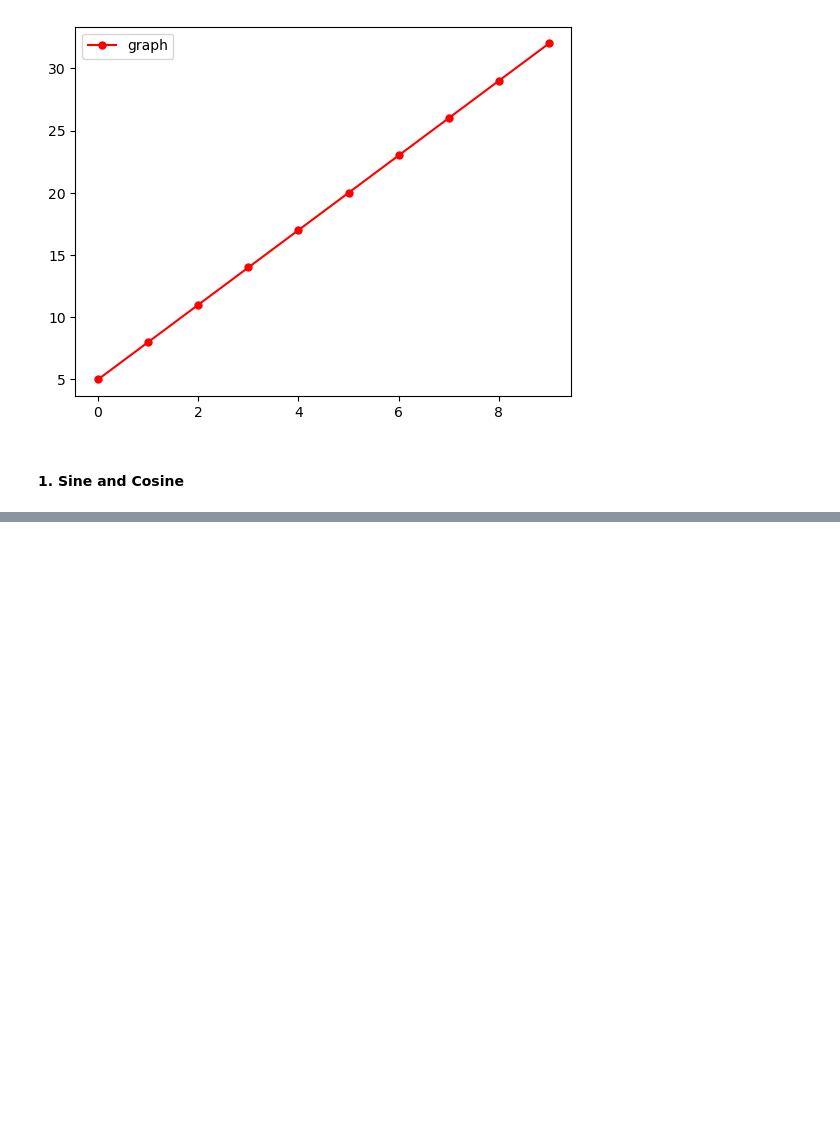
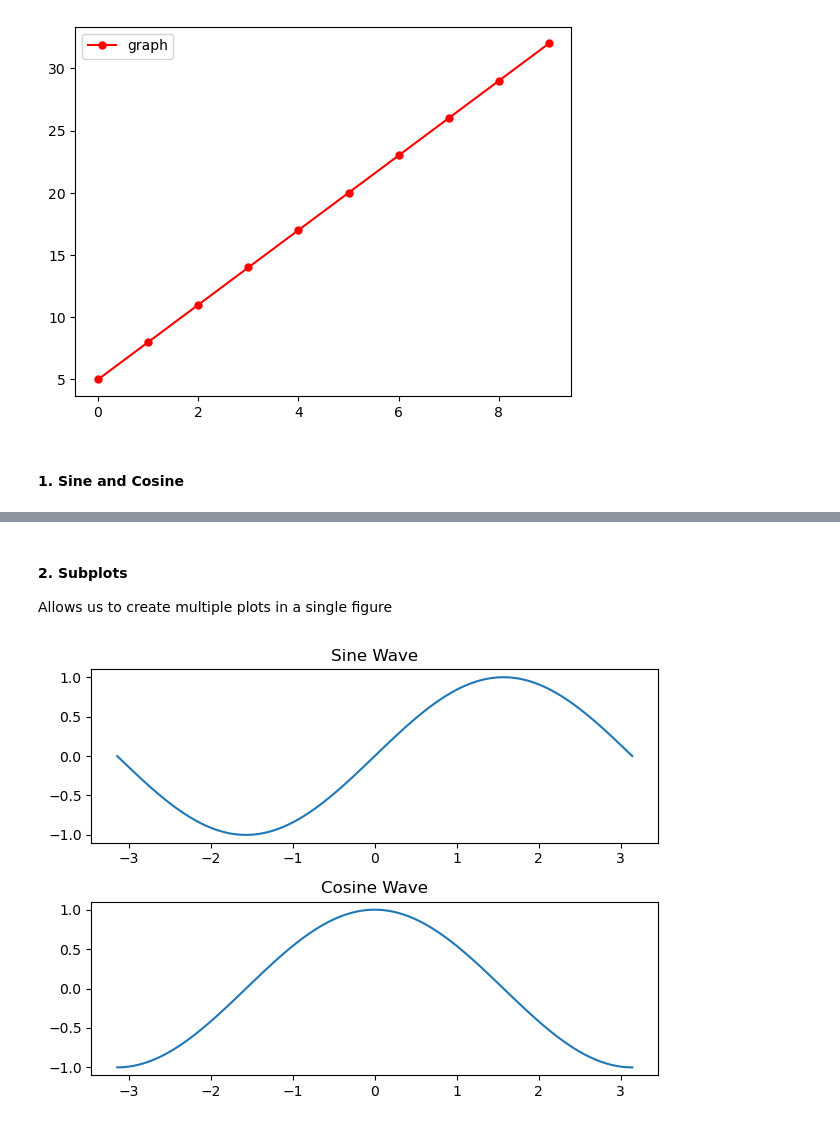
Before and after one commit to akhnasj/S3, a Jupyter notebook: DS/matplotlib.ipynb, the cells around one changed output, grey strips where cells are left out. Drawn from its saved outputs; the diff is of its cells as text; code cells hidden in the pictures; blank space fills up the shorter version.

```diff
--- a/DS/matplotlib.ipynb
+++ b/DS/matplotlib.ipynb
@@ -37,0 +50,20 @@ plt.show()
+# %% [markdown]
+#### 2. Subplots
+Allows us to create multiple plots in a single figure
+# %%
+# Create a figure
+plt.figure()
+
+# Creates subplot (rows, cols, current_plot)
+plt.subplot(2, 1, 1)
+plt.plot(x, y1)
+plt.title("Sine Wave")
+
+plt.subplot(2, 1, 2)
+plt.plot(x, y2)
+plt.title("Cosine Wave")
+
+plt.tight_layout()
+plt.show()
+# %% [output]
+[figure, added]
```
Also changed, not shown: parts of 16 cells of this notebook, 1 other file.
